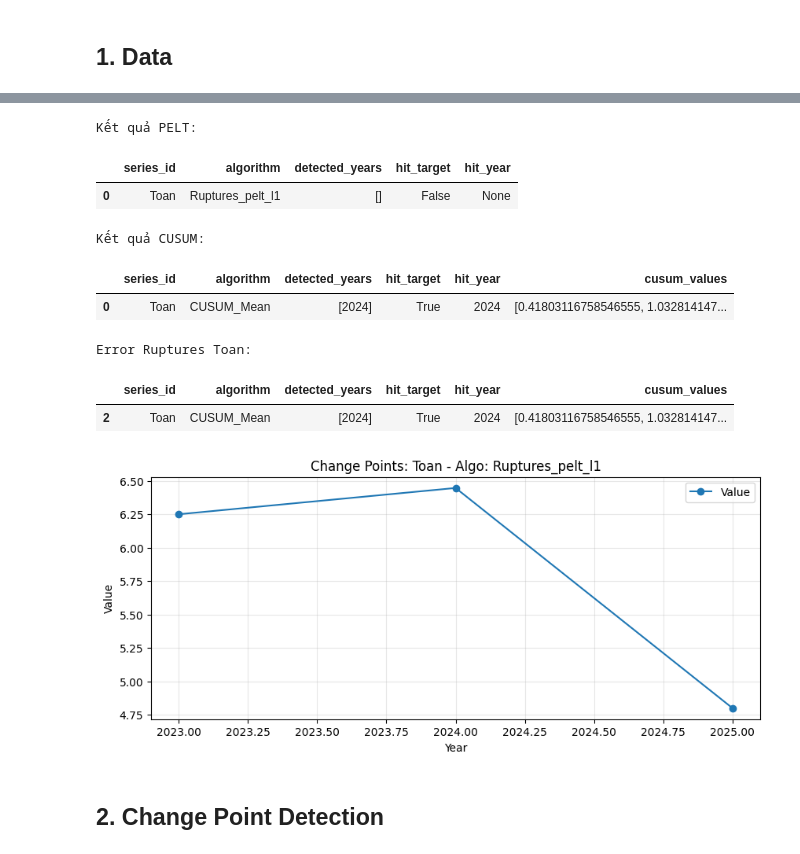
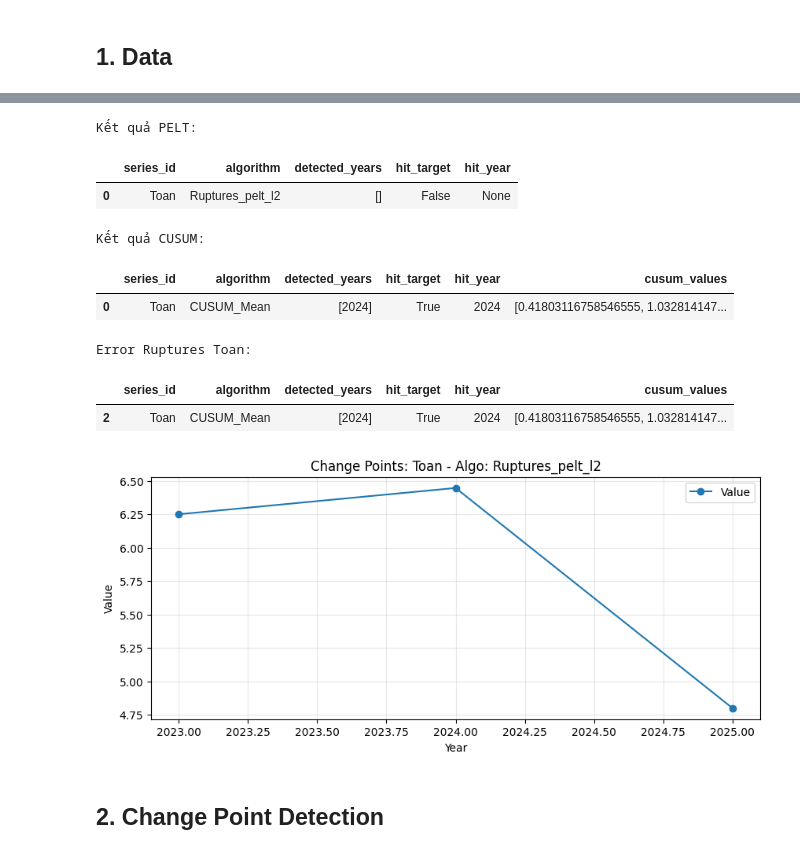
Before and after one commit to tano-dev/Vietnam-National-Exam-Score-Analysis-and-Forecasting, a Jupyter notebook: Notebook/ChangePoint.ipynb, the cells around one changed output, grey strips where cells are left out. Saved outputs shown, nothing was run; the diff lists cells and outputs as text; code cells hidden in the pictures.

Commit message:
ChangePoint: added test for Change Point Detection

```diff
--- a/Notebook/ChangePoint.ipynb
+++ b/Notebook/ChangePoint.ipynb
@@ -168,35 +168,35 @@ detector = ChangePointDetector(df_subjects, target_year=2025, tolerance=1)
 
 # 3. Chạy từng thuật toán riêng lẻ (để tinh chỉnh tham số)
 # Ví dụ: PELT với L2 cost
 # Giảm pen từ 10 xuống 1 hoặc 2
-df_pelt = detector.detect_ruptures(method="pelt", model="l1", pen=1)
+df_pelt = detector.detect_ruptures(method="pelt", model="l2", pen=1)
 print("Kết quả PELT:")
 display(df_pelt)
 
 # Ví dụ: CUSUM
 df_cusum = detector.detect_cusum()
 print("Kết quả CUSUM:")
 display(df_cusum)
 
 # 4. Chạy tổng hợp tất cả
 all_results = detector.analyze_all()
 
 # Lọc ra các series có điểm gãy trùng khớp giả thuyết 2025
 hits = all_results[all_results['hit_target'] == True]
 display(hits)
 
 # 5. Vẽ hình minh họa cho một kết quả cụ thể
 if not df_pelt.empty:
     sample = df_pelt.iloc[0]
     detector.plot_series_with_cp(
         series_id=sample['series_id'],
         algorithm=sample['algorithm'],
         detected_years=sample['detected_years']
     )
 # %% [output]
 Kết quả PELT:
 |  | series_id | algorithm | detected_years | hit_target | hit_year |
-| 0 | Toan | Ruptures_pelt_l1 | [] | False | None |
+| 0 | Toan | Ruptures_pelt_l2 | [] | False | None |
 Kết quả CUSUM:
 |  | series_id | algorithm | detected_years | hit_target | hit_year | cusum_values |
 | 0 | Toan | CUSUM_Mean | [2024] | True | 2024 | [0.41803116758546555, 1.032814147... |
```
Also changed, not shown: 1 other file.
